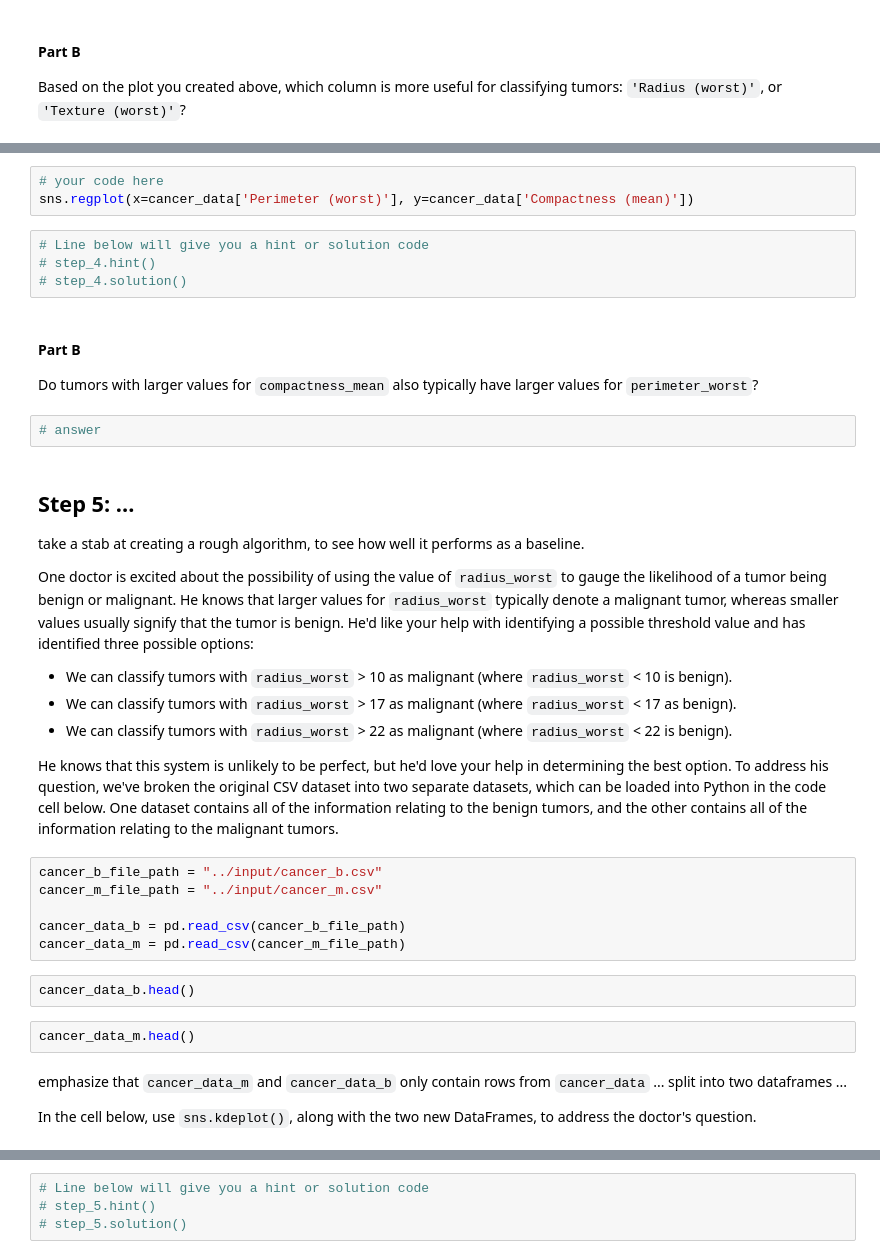
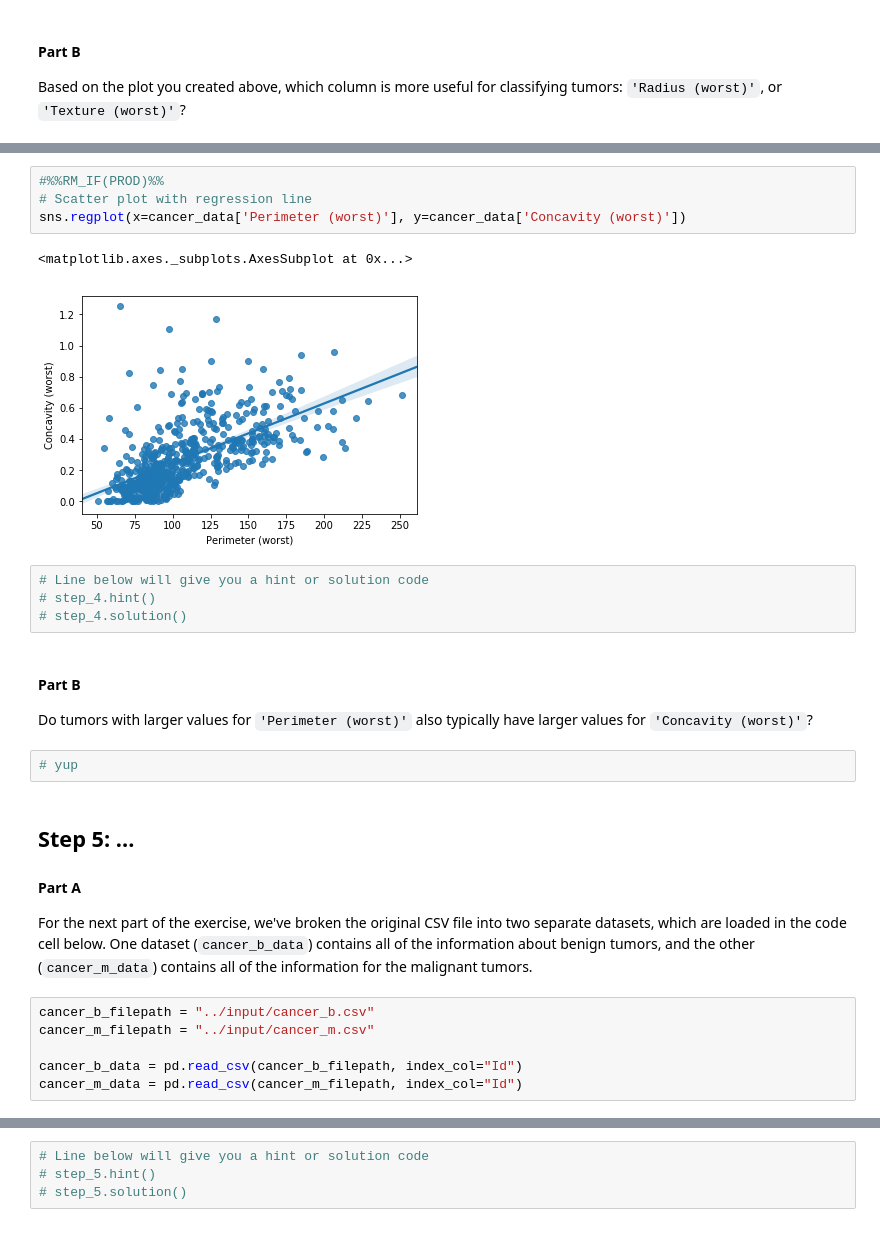
Before and after one commit to Kaggle/learntools, a Jupyter notebook: notebooks/data_viz_easy/raw/ex3.ipynb, the cells around one changed output, grey strips where cells are left out. Drawn from its saved outputs; the diff is of its cells as text.

```diff
--- a/notebooks/data_viz_easy/raw/ex3.ipynb
+++ b/notebooks/data_viz_easy/raw/ex3.ipynb
@@ -137,6 +212,10 @@ Create a scatter plot with a regression line to assess the correlation ...
 # %%
-# your code here
-sns.regplot(x=cancer_data['Perimeter (worst)'], y=cancer_data['Compactness (mean)'])
+#%%RM_IF(PROD)%%
+# Scatter plot with regression line
+sns.regplot(x=cancer_data['Perimeter (worst)'], y=cancer_data['Concavity (worst)'])
+# %% [output]
+<matplotlib.axes._subplots.AxesSubplot at 0x...>
+[figure, added]
 # %%
 # Line below will give you a hint or solution code
 # step_4.hint()
@@ -144,31 +223,18 @@ sns.regplot(x=cancer_data['Perimeter (worst)'], y=cancer_data['Compactness (mean
 # %% [markdown]
 #### Part B
 
-Do tumors with larger values for `compactness_mean` also typically have larger values for `perimeter_worst`?
+Do tumors with larger values for `'Perimeter (worst)'` also typically have larger values for `'Concavity (worst)'`?
 # %%
-# answer
+# yup
-# %% [markdown]
-## Step 5: ...
-
-take a stab at creating a rough algorithm, to see how well it performs as a baseline.
-
-One doctor is excited about the possibility of using the value of `radius_worst` to gauge the likelihood of a tumor being benign or malignant.  He knows that larger values for `radius_worst` typically denote a malignant tumor, whereas smaller values usually signify that the tumor is benign.  He'd like your help with identifying a possible threshold value and has identified three possible options:
-- We can classify tumors with `radius_worst` > 10 as malignant (where `radius_worst` < 10 is benign).
-- We can classify tumors with `radius_worst` > 17 as malignant (where `radius_worst` < 17 as benign).
-- We can classify tumors with `radius_worst` > 22 as malignant (where `radius_worst` < 22 is benign).
-
-He knows that this system is unlikely to be perfect, but he'd love your help in determining the best option.  To address his question, we've broken the original CSV dataset into two separate datasets, which can be loaded into Python in the code cell below.  One dataset contains all of the information relating to the benign tumors, and the other contains all of the information relating to the malignant tumors.
+# %% [markdown]
+## Step 5: ...
+
+#### Part A
+
+For the next part of the exercise, we've broken the original CSV file into two separate datasets, which are loaded in the code cell below.  One dataset (`cancer_b_data`) contains all of the information about benign tumors, and the other (`cancer_m_data`) contains all of the information for the malignant tumors.
 # %%
-cancer_b_file_path = "../input/cancer_b.csv"
-cancer_m_file_path = "../input/cancer_m.csv"
+cancer_b_filepath = "../input/cancer_b.csv"
+cancer_m_filepath = "../input/cancer_m.csv"
 
-cancer_data_b = pd.read_csv(cancer_b_file_path)
-cancer_data_m = pd.read_csv(cancer_m_file_path)
+cancer_b_data = pd.read_csv(cancer_b_filepath, index_col="Id")
+cancer_m_data = pd.read_csv(cancer_m_filepath, index_col="Id")
-# %%
-cancer_data_b.head()
-# %%
-cancer_data_m.head()
-# %% [markdown]
-emphasize that `cancer_data_m` and `cancer_data_b` only contain rows from `cancer_data` ... split into two dataframes ...
-
-In the cell below, use `sns.kdeplot()`, along with the two new DataFrames, to address the doctor's question.
```
Also changed, not shown: parts of 29 cells of this notebook, 2 other files.
